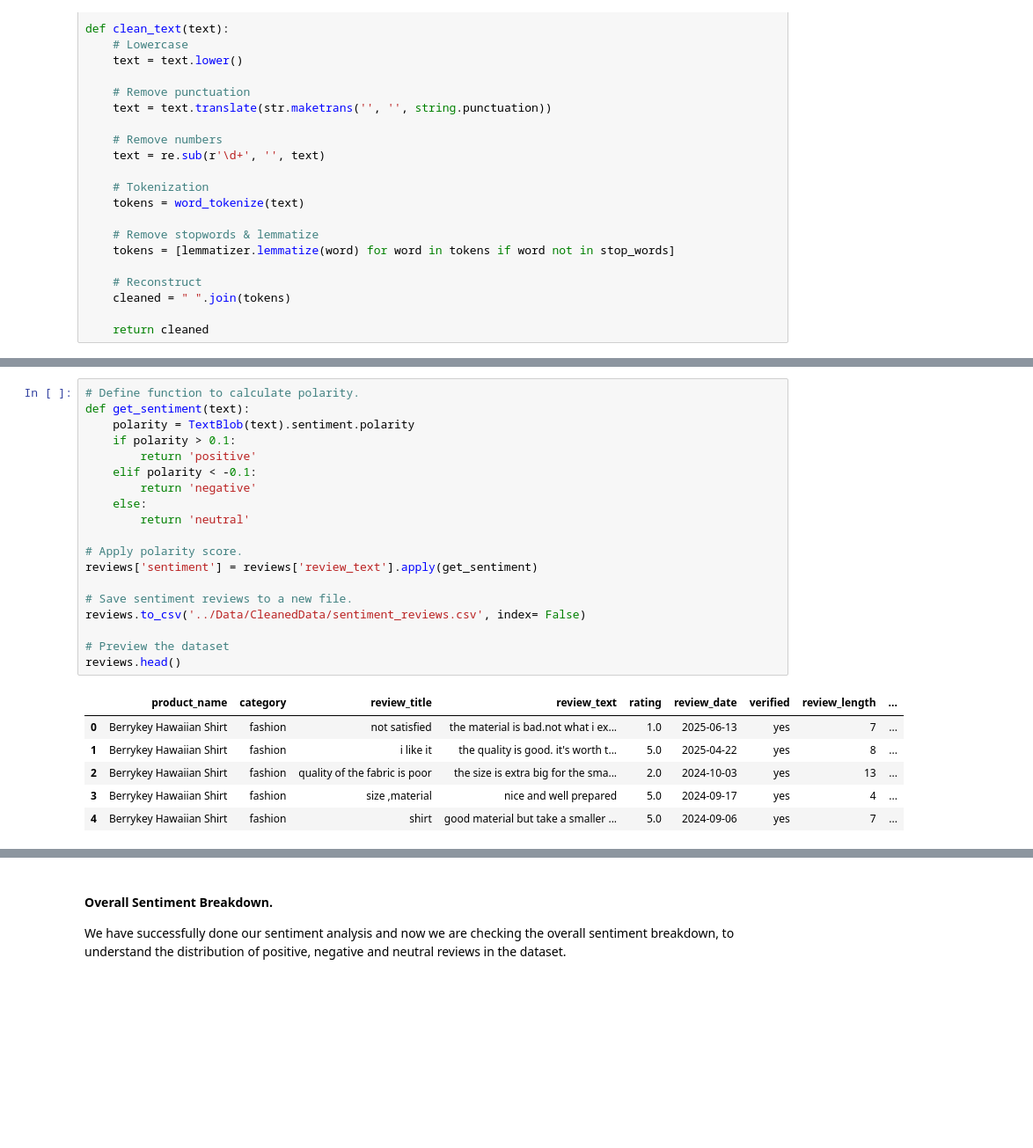
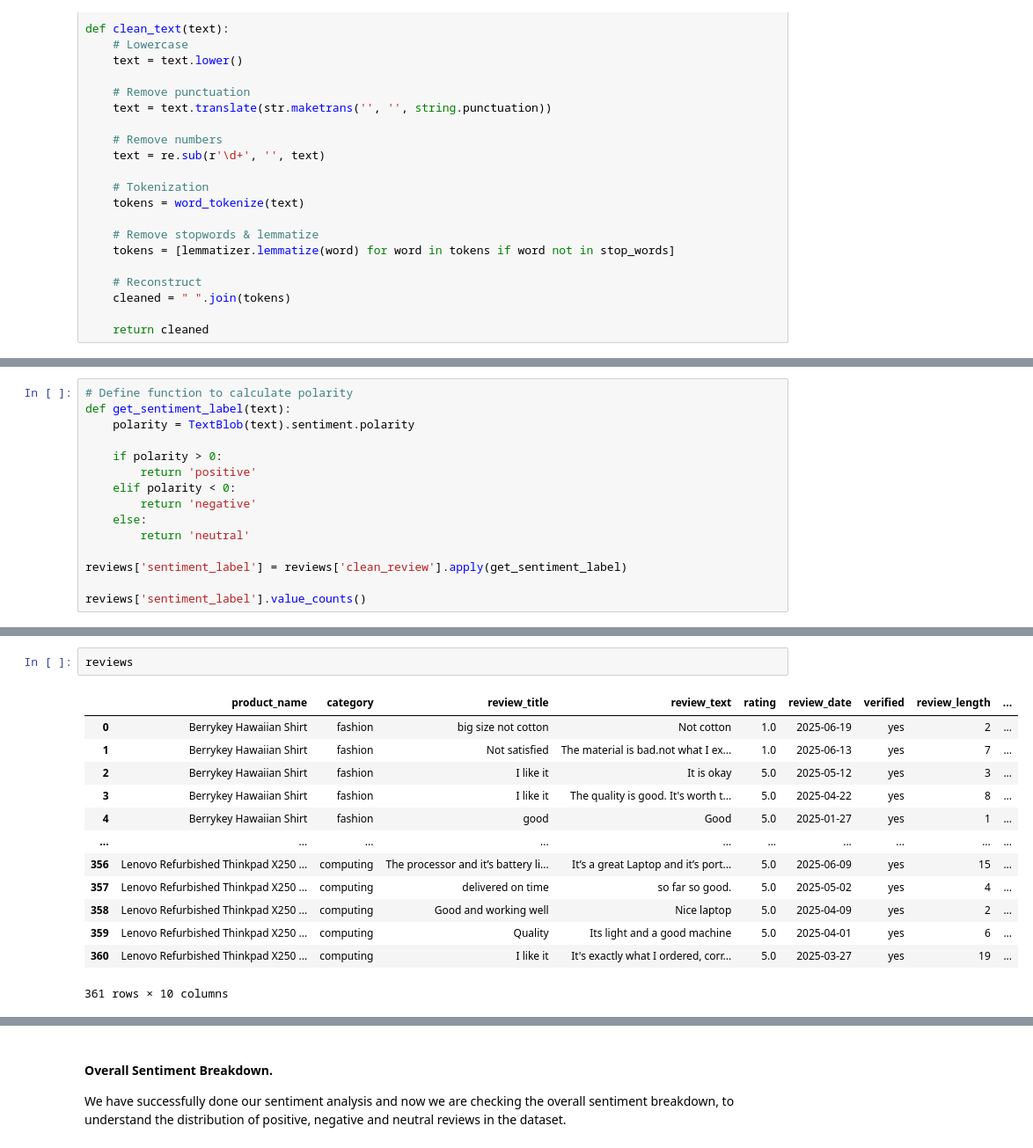
Before and after one commit to Assesa44/Kenya-Ecommerce-Reviews, a Jupyter notebook: Notebooks/analysis.ipynb, the cells around one changed output, grey strips where cells are left out. Shown at 88% size. Saved outputs shown, nothing was run; the diff lists cells and outputs as text; blank space fills up the shorter version.

```diff
--- a/Notebooks/analysis.ipynb
+++ b/Notebooks/analysis.ipynb
@@ -512,4 +512,19 @@ reviews.head()
 | 2 | Berrykey Hawaiian Shirt | fashion | I like it | It is okay | 5.0 | 2025-05-12 | yes | 3 | ... |
 | 3 | Berrykey Hawaiian Shirt | fashion | I like it | The quality is good. It's worth t... | 5.0 | 2025-04-22 | yes | 8 | ... |
 | 4 | Berrykey Hawaiian Shirt | fashion | good | Good | 5.0 | 2025-01-27 | yes | 1 | ... |
+# %%
+# Define function to calculate polarity
+def get_sentiment_label(text):
+    polarity = TextBlob(text).sentiment.polarity
+
+    if polarity > 0:
+        return 'positive'
+    elif polarity < 0:
+        return 'negative'
+    else:
+        return 'neutral'
+
+reviews['sentiment_label'] = reviews['clean_review'].apply(get_sentiment_label)
+
+reviews['sentiment_label'].value_counts()
 # %%
@@ -541,29 +602,19 @@ We are using TextBlob to calculate:
 Then we will add a sentiment label column; positive, negative and neutral.
 
 This is crucial as the ratings do not always tell the whole story, we have reviews saying, *Delivery took forever, the product is okay but not as advertised.* and has a 5 start rating. It sounds positive but the sentiment analysis actually reveals the true feelings behind the words.
-# %%
-# Define function to calculate polarity.
-def get_sentiment(text):
-    polarity = TextBlob(text).sentiment.polarity
-    if polarity > 0.1:
-        return 'positive'
-    elif polarity < -0.1:
-        return 'negative'
-    else:
-        return 'neutral'
-
-# Apply polarity score.
-reviews['sentiment'] = reviews['review_text'].apply(get_sentiment)
-
-# Save sentiment reviews to a new file.
-reviews.to_csv('../Data/CleanedData/sentiment_reviews.csv', index= False)
-
-# Preview the dataset
-reviews.head()
-# %% [output]
-|  | product_name | category | review_title | review_text | rating | review_date | verified | review_length | ... |
-| 0 | Berrykey Hawaiian Shirt | fashion | not satisfied | the material is bad.not what i ex... | 1.0 | 2025-06-13 | yes | 7 | ... |
-| 1 | Berrykey Hawaiian Shirt | fashion | i like it | the quality is good. it's worth t... | 5.0 | 2025-04-22 | yes | 8 | ... |
-| 2 | Berrykey Hawaiian Shirt | fashion | quality of the fabric is poor | the size is extra big for the sma... | 2.0 | 2024-10-03 | yes | 13 | ... |
-| 3 | Berrykey Hawaiian Shirt | fashion | size ,material | nice and well prepared | 5.0 | 2024-09-17 | yes | 4 | ... |
-| 4 | Berrykey Hawaiian Shirt | fashion | shirt | good material but take a smaller ... | 5.0 | 2024-09-06 | yes | 7 | ... |
+# %%
+reviews
+# %% [output]
+|  | product_name | category | review_title | review_text | rating | review_date | verified | review_length | ... |
+| 0 | Berrykey Hawaiian Shirt | fashion | big size not cotton | Not cotton | 1.0 | 2025-06-19 | yes | 2 | ... |
+| 1 | Berrykey Hawaiian Shirt | fashion | Not satisfied | The material is bad.not what I ex... | 1.0 | 2025-06-13 | yes | 7 | ... |
+| 2 | Berrykey Hawaiian Shirt | fashion | I like it | It is okay | 5.0 | 2025-05-12 | yes | 3 | ... |
+| 3 | Berrykey Hawaiian Shirt | fashion | I like it | The quality is good. It's worth t... | 5.0 | 2025-04-22 | yes | 8 | ... |
+| 4 | Berrykey Hawaiian Shirt | fashion | good | Good | 5.0 | 2025-01-27 | yes | 1 | ... |
+| ... | ... | ... | ... | ... | ... | ... | ... | ... | ... |
+| 356 | Lenovo Refurbished Thinkpad X250 ... | computing | The processor and it’s battery li... | It’s a great Laptop and it’s port... | 5.0 | 2025-06-09 | yes | 15 | ... |
+| 357 | Lenovo Refurbished Thinkpad X250 ... | computing | delivered on time | so far so good. | 5.0 | 2025-05-02 | yes | 4 | ... |
+| 358 | Lenovo Refurbished Thinkpad X250 ... | computing | Good and working well | Nice laptop | 5.0 | 2025-04-09 | yes | 2 | ... |
+| 359 | Lenovo Refurbished Thinkpad X250 ... | computing | Quality | Its light and a good machine | 5.0 | 2025-04-01 | yes | 6 | ... |
+| 360 | Lenovo Refurbished Thinkpad X250 ... | computing | I like it | It's exactly what I ordered, corr... | 5.0 | 2025-03-27 | yes | 19 | ... |
+361 rows × 10 columns
```
Also changed, not shown: parts of 14 cells of this notebook.
